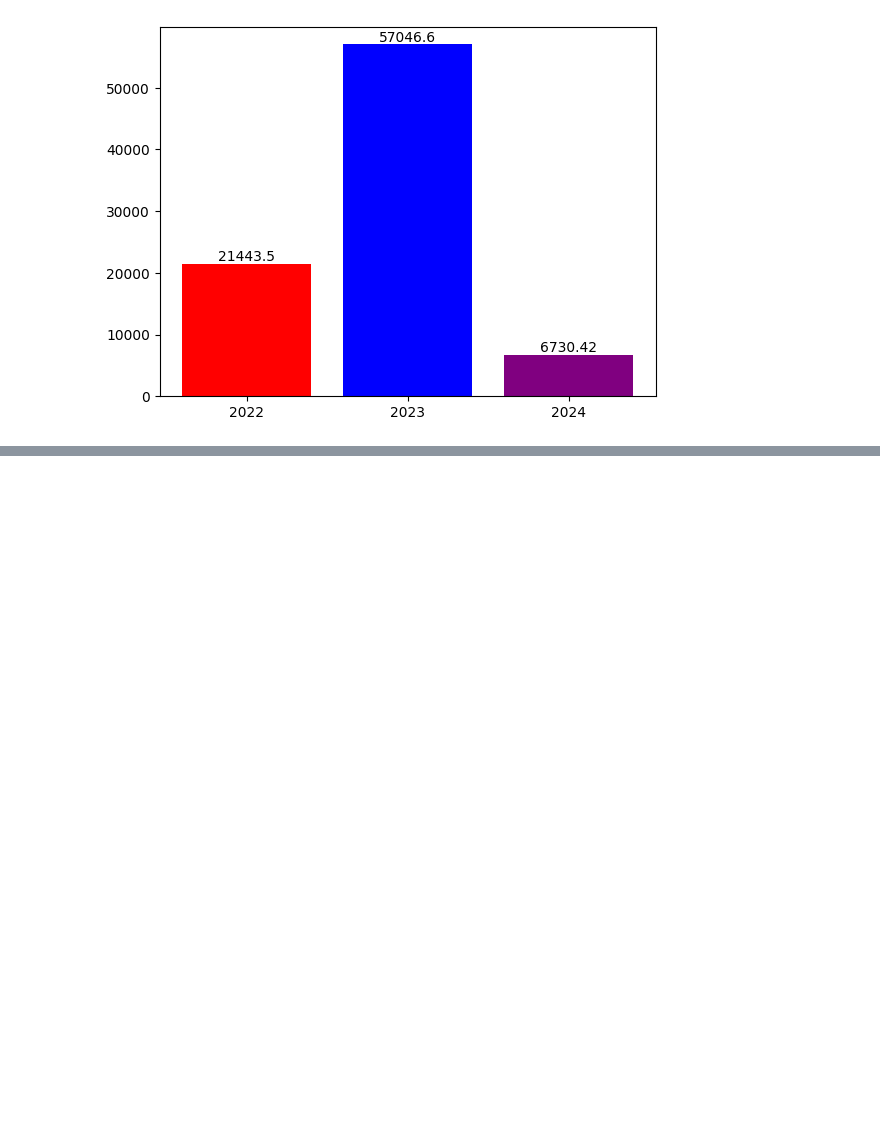
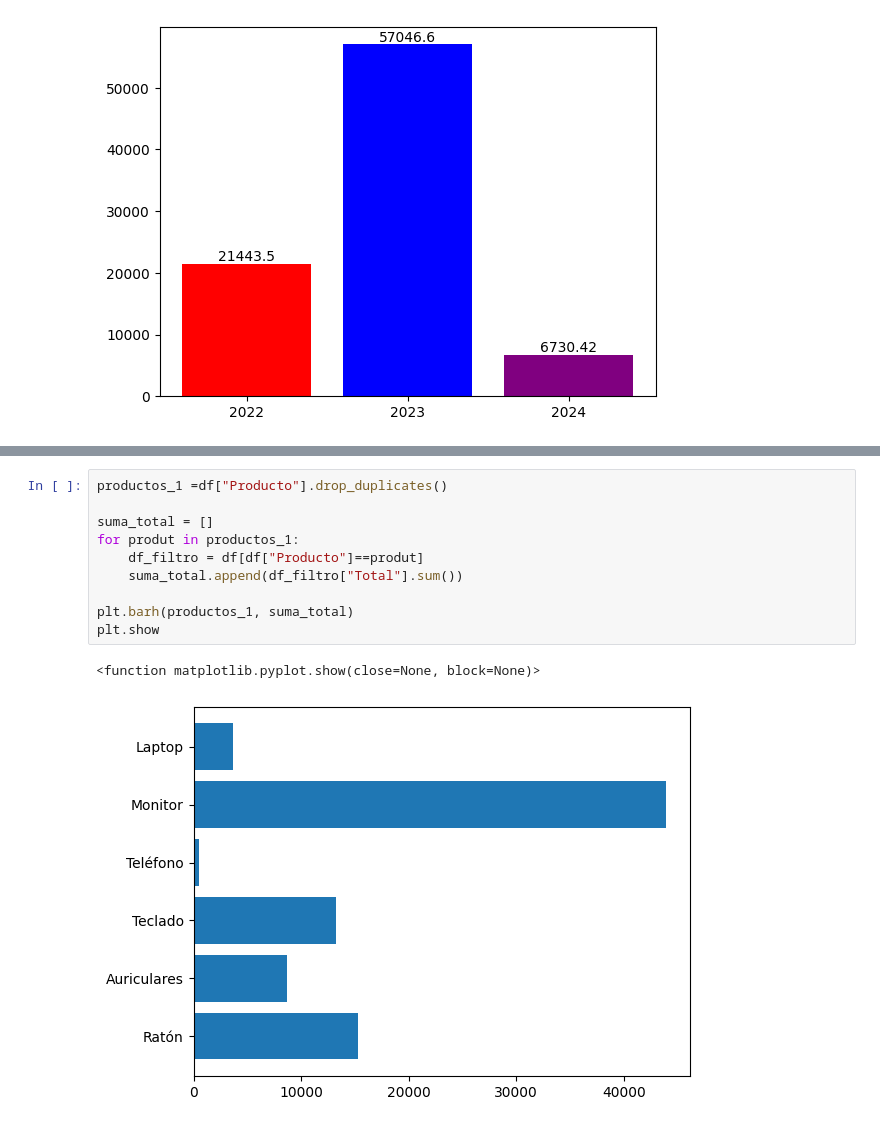
Before and after one commit to EndersonAs/reapaso, a Jupyter notebook: ejercicio_30_graficos_excel.ipynb, the cells around one changed output, grey strips where cells are left out. Cells and saved outputs as stored; diff of their text form; blank space fills up the shorter version.

```diff
--- a/ejercicio_30_graficos_excel.ipynb
+++ b/ejercicio_30_graficos_excel.ipynb
@@ -89,0 +131,13 @@ plt.show()
+# %%
+productos_1 =df["Producto"].drop_duplicates()
+
+suma_total = []
+for produt in productos_1:
+    df_filtro = df[df["Producto"]==produt]
+    suma_total.append(df_filtro["Total"].sum())
+
+plt.barh(productos_1, suma_total)
+plt.show
+# %% [output]
+<function matplotlib.pyplot.show(close=None, block=None)>
+[figure, added]
```
Also changed, not shown: parts of 4 cells of this notebook, 2 other files.
